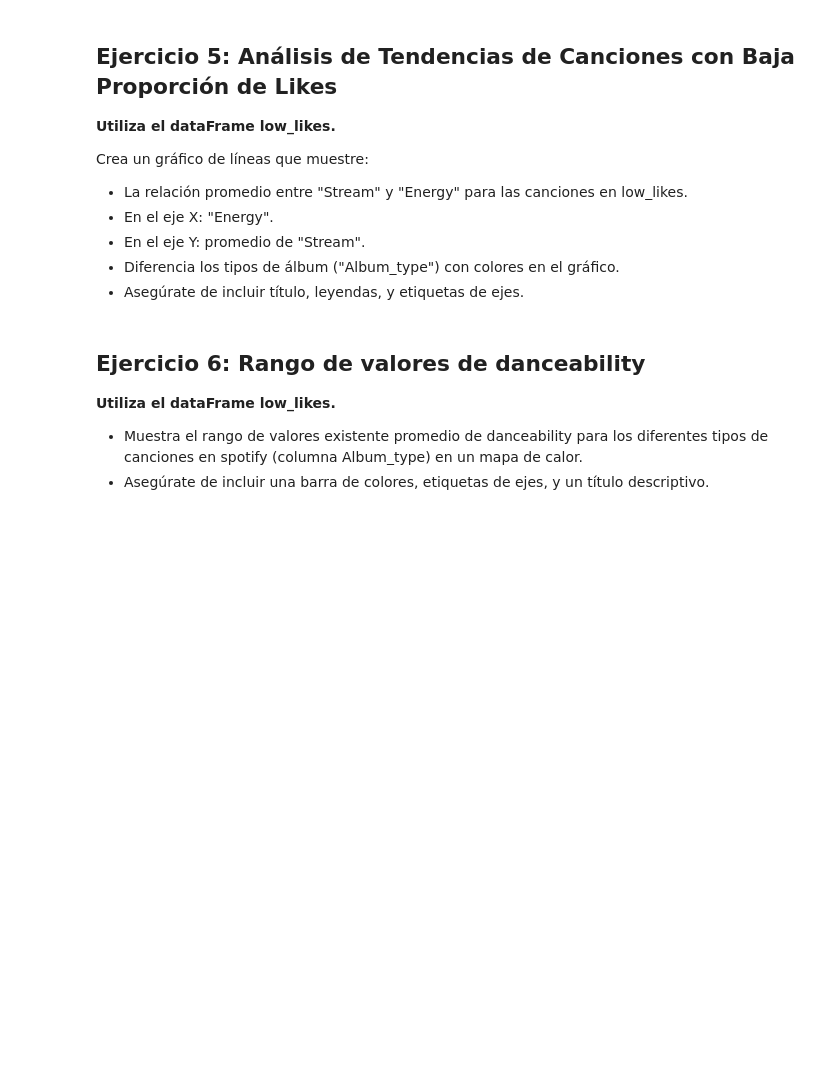
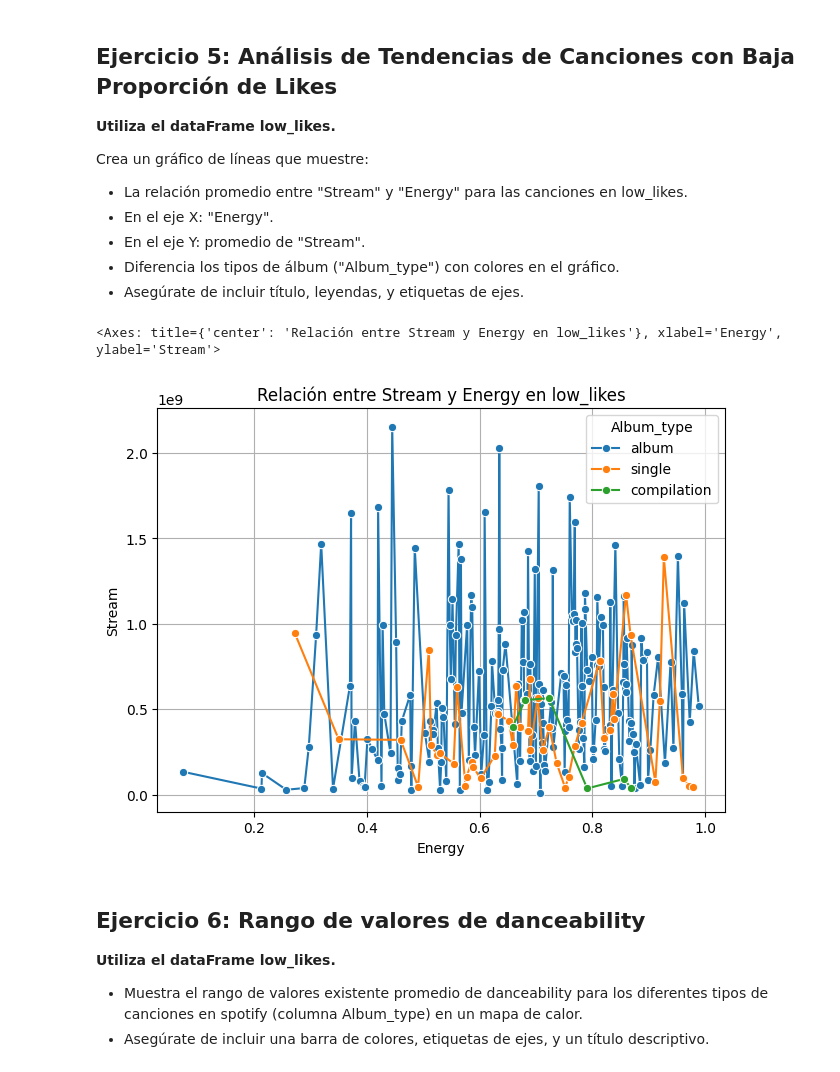
Before and after one commit to sghast/ADD, a Jupyter notebook: Deber 8/Deber.ipynb, the cells around one changed output. Cells and saved outputs as stored; diff of their text form; code cells hidden in the pictures; blank space fills up the shorter version.

```diff
--- a/Deber 8/Deber.ipynb
+++ b/Deber 8/Deber.ipynb
@@ -52,8 +52,8 @@ df_sy = pd.read_csv('./datasets/Spotify_Youtube.csv')
 
 # 1.1. si alguna columna tiene más de 3% de valores nulos, eliminarla
 nulos = df_sy.isnull().sum()
-v_eliminar = nulos[nulos > (0.03 * len(df_sy))].index
-data_cleaned = df_sy.drop(columns=v_eliminar)
+col_eliminar = nulos[nulos > (0.03 * len(df_sy))].index
+data_cleaned = df_sy.drop(columns=col_eliminar)
 
 # 1.2. reemplazar con la mediana las columnas numéricas con valores nulos
 df_sy_num = data_cleaned.select_dtypes(include=['int64','float64'])
@@ -62,13 +62,13 @@ for col in df_sy_num:
         data_cleaned[col] = data_cleaned[col].fillna(df_sy_num[col].median())
 
 # 1.3. reemplazar con el valor más frecuente las columnas categóricas con valores nulos
-df_sy_cat = data_cleaned.select_dtypes(include='object')
+df_sy_cat = data_cleaned.select_dtypes(include=['str','object'])
 for col in df_sy_cat:
     if data_cleaned[col].isnull().sum() > 0:
         data_cleaned[col] = data_cleaned[col].fillna(df_sy_cat[col].mode()[0])
 
 # 1.4. cambio de tipo de datos (a entero) para "Key", "Tempo", "Views", "Likes", "Comments", y "Stream"
-col_int = ['Key', 'Tiempo', 'Views', 'Likes', 'Comments', 'Stream']
-for col in col_int:
+cols_to_int = ['Key','Tempo','Views','Likes','Comments','Stream']
+for col in cols_to_int:
     if col in data_cleaned.columns:
         data_cleaned[col] = data_cleaned[col].astype('int64', errors='ignore')
@@ -103,6 +111,15 @@ top_youtube = data_cleaned[data_cleaned['Views'] > 500000000]
 * Promedio y mediana de "Energy" y "Danceability".
 * Total de "Views" y "Stream" por tipo de álbum.
 * Guarda el resultado de la agrupación en un nuevo dataFrame llamado album_analysis.
+# %%
+top_youtube['Likes_to_Views'] = (top_youtube['Likes'] / top_youtube['Views']).round(2)
+
+album_analysis = top_youtube.groupby('Album_type').agg({
+    'Energy':['mean','median'],
+    'Danceability':['mean','median'],
+    'Views':'sum',
+    'Stream':'sum',
+}).reset_index()
 # %% [markdown]
 ## Ejercicio 4: Identificación de Canciones con Baja Proporción de Likes
 
@@ -111,6 +128,10 @@ top_youtube = data_cleaned[data_cleaned['Views'] > 500000000]
 * Filtra todas las canciones cuya proporción "Likes_to_Views" sea menor a 0.01.
 * Guarda este subconjunto en un dataFrame llamado low_likes.
 * Dentro de low_likes, calcula el número total de canciones por "Album_type" y guarda el resultado en un dataFrame llamado low_likes_summary.
+# %%
+low_likes = top_youtube[top_youtube['Likes_to_Views'] < 0.01]
+
+low_likes_summary = low_likes.groupby('Album_type').size().reset_index(name='count')
 # %% [markdown]
 ## Ejercicio 5: Análisis de Tendencias de Canciones con Baja Proporción de Likes
 
@@ -123,6 +144,21 @@ Crea un gráfico de líneas que muestre:
 * En el eje Y: promedio de "Stream".
 * Diferencia los tipos de álbum ("Album_type") con colores en el gráfico.
 * Asegúrate de incluir título, leyendas, y etiquetas de ejes.
+# %%
+import matplotlib.pyplot as plt
+import seaborn as sns
+
+# Promedio de "Stream" por "Energy" y "Album_type" en el subconjunto `low_likes`
+trend = low_likes.groupby(['Energy','Album_type']).agg({'Stream':'mean'}).reset_index()
+
+plt.title('Relación entre Stream y Energy en low_likes')
+plt.legend(title='Album_type')
+plt.grid(True)
+plt.tight_layout()
+sns.lineplot(data=trend, x='Energy', y='Stream', hue='Album_type', marker='o')
+# %% [output]
+<Axes: title={'center': 'Relación entre Stream y Energy en low_likes'}, xlabel='Energy', ylabel='Stream'>
+[figure, added]
 # %% [markdown]
 ## Ejercicio 6: Rango de valores de danceability
 
```
Also changed, not shown: parts of 3 cells of this notebook.
